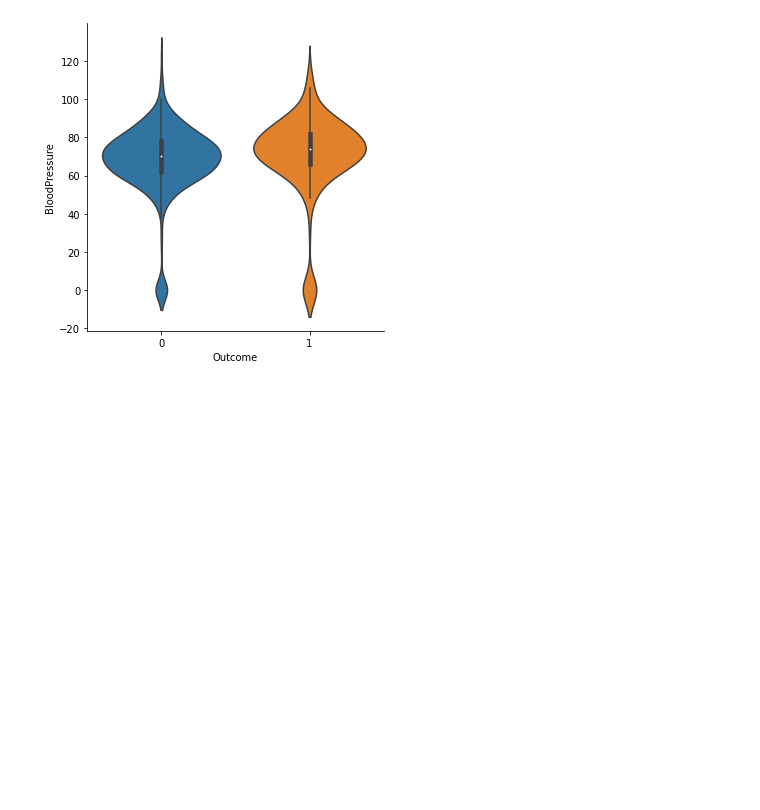
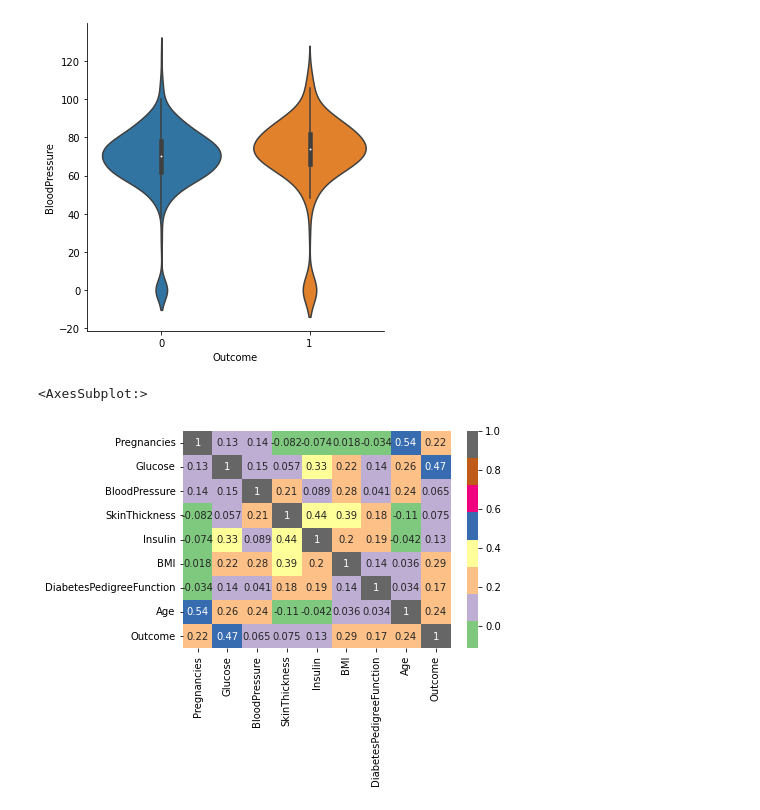
Before and after one commit to Spidey03/learning-ml, a Jupyter notebook: classification/KNN/diabetes/diabetes_visualization.ipynb, the cells around one changed output. Drawn from its saved outputs; the diff is of its cells as text; code cells hidden in the pictures; blank space fills up the shorter version.

Commit message:
visualization Correlation matrix

```diff
--- a/classification/KNN/diabetes/diabetes_visualization.ipynb
+++ b/classification/KNN/diabetes/diabetes_visualization.ipynb
@@ -116,3 +116,8 @@ plt.ylabel("BloodPressure")
 # %% [output]
 Text(1.6749999999999972, 0.5, 'BloodPressure')
 [figure]
+# %%
+sns.heatmap(data=df.corr(), annot=True, cmap="Accent")
+# %% [output]
+<AxesSubplot:>
+[figure, added]
```
